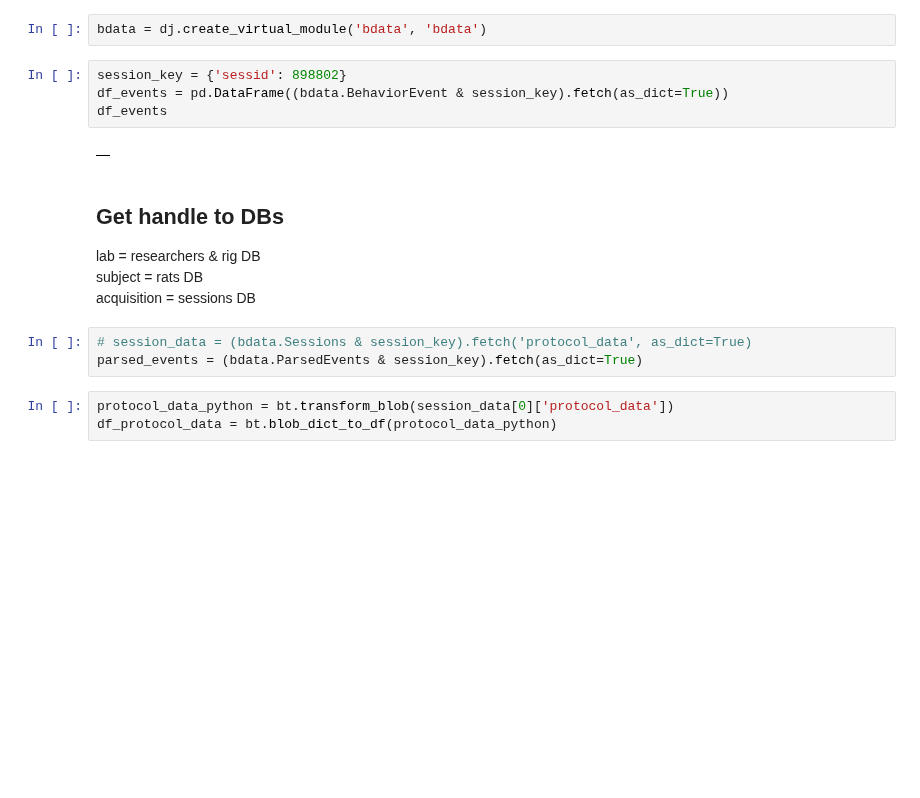
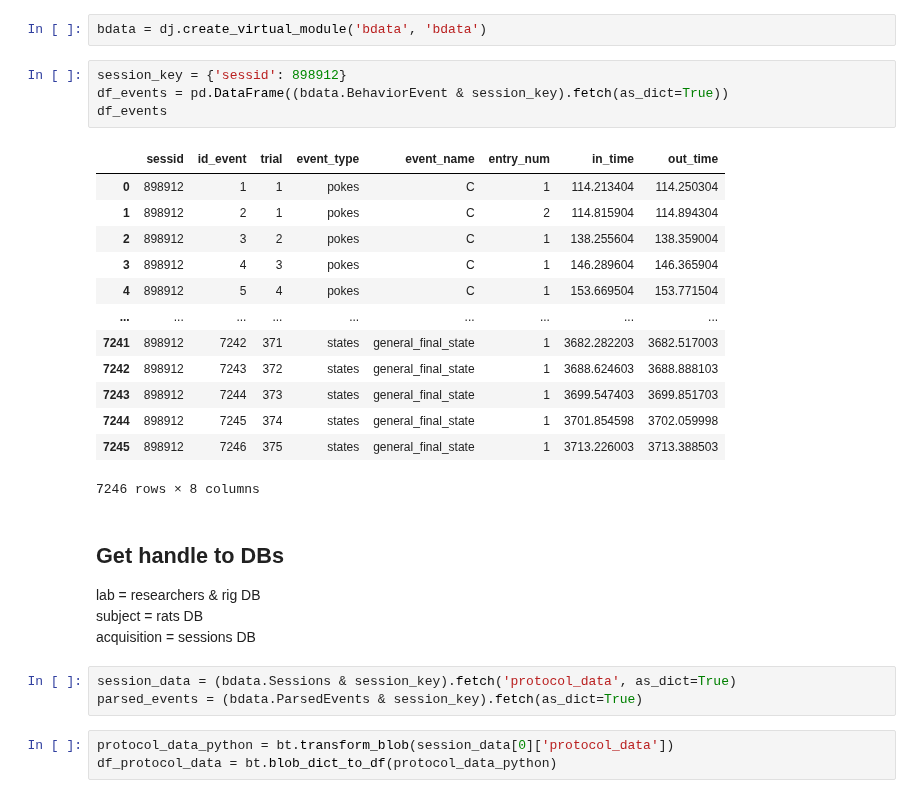
Before and after one commit to kabilar/bl_pipeline_python, a Jupyter notebook: notebooks/tutorials/Read_blob_Sessions.ipynb, the cells around one changed output. Drawn from its saved outputs; the diff is of its cells as text; blank space fills up the shorter version.

Commit message:
Notebook ready to read events

```diff
--- a/notebooks/tutorials/Read_blob_Sessions.ipynb
+++ b/notebooks/tutorials/Read_blob_Sessions.ipynb
@@ -29,11 +29,23 @@ DataJoint connection (connected) alvaros@bdata00.pni.princeton.edu:3306
 # %%
 bdata = dj.create_virtual_module('bdata', 'bdata')
 # %%
-session_key = {'sessid': 898802}
+session_key = {'sessid': 898912}
 df_events = pd.DataFrame((bdata.BehaviorEvent & session_key).fetch(as_dict=True))
 df_events
 # %% [output]
-|  |
+|  | sessid | id_event | trial | event_type | event_name | entry_num | in_time | out_time |
+| 0 | 898912 | 1 | 1 | pokes | C | 1 | 114.213404 | 114.250304 |
+| 1 | 898912 | 2 | 1 | pokes | C | 2 | 114.815904 | 114.894304 |
+| 2 | 898912 | 3 | 2 | pokes | C | 1 | 138.255604 | 138.359004 |
+| 3 | 898912 | 4 | 3 | pokes | C | 1 | 146.289604 | 146.365904 |
+| 4 | 898912 | 5 | 4 | pokes | C | 1 | 153.669504 | 153.771504 |
+| ... | ... | ... | ... | ... | ... | ... | ... | ... |
+| 7241 | 898912 | 7242 | 371 | states | general_final_state | 1 | 3682.282203 | 3682.517003 |
+| 7242 | 898912 | 7243 | 372 | states | general_final_state | 1 | 3688.624603 | 3688.888103 |
+| 7243 | 898912 | 7244 | 373 | states | general_final_state | 1 | 3699.547403 | 3699.851703 |
+| 7244 | 898912 | 7245 | 374 | states | general_final_state | 1 | 3701.854598 | 3702.059998 |
+| 7245 | 898912 | 7246 | 375 | states | general_final_state | 1 | 3713.226003 | 3713.388503 |
+7246 rows × 8 columns
 # %% [markdown]
 ## Get handle to DBs
 
@@ -41,7 +53,7 @@ lab         =  researchers & rig DB <br />
 subject     =  rats DB <br />
 acquisition =  sessions DB
 # %%
-# session_data = (bdata.Sessions & session_key).fetch('protocol_data', as_dict=True)
+session_data = (bdata.Sessions & session_key).fetch('protocol_data', as_dict=True)
 parsed_events = (bdata.ParsedEvents & session_key).fetch(as_dict=True)
 # %%
 protocol_data_python = bt.transform_blob(session_data[0]['protocol_data'])
```
Also changed, not shown: parts of 2 cells of this notebook.
